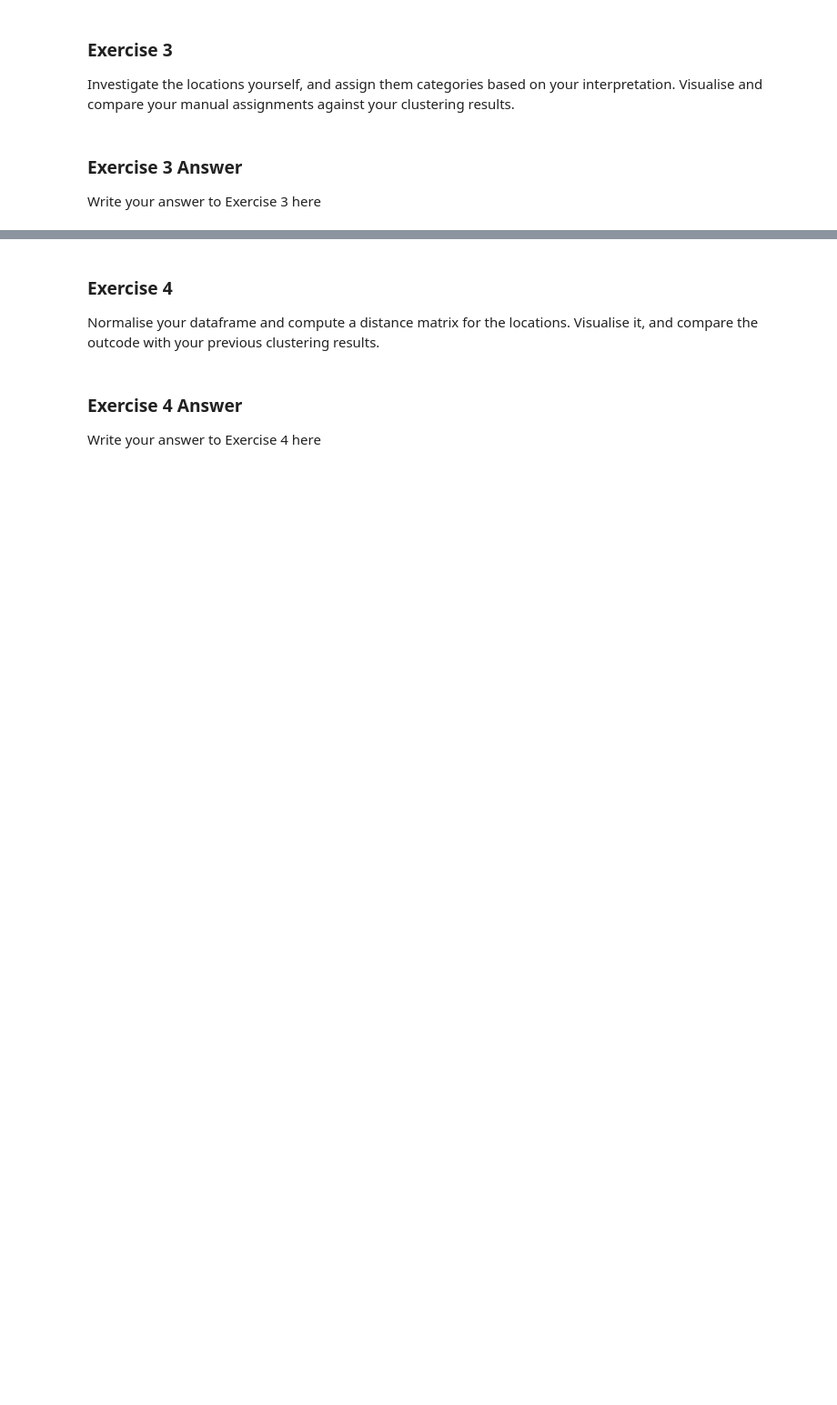
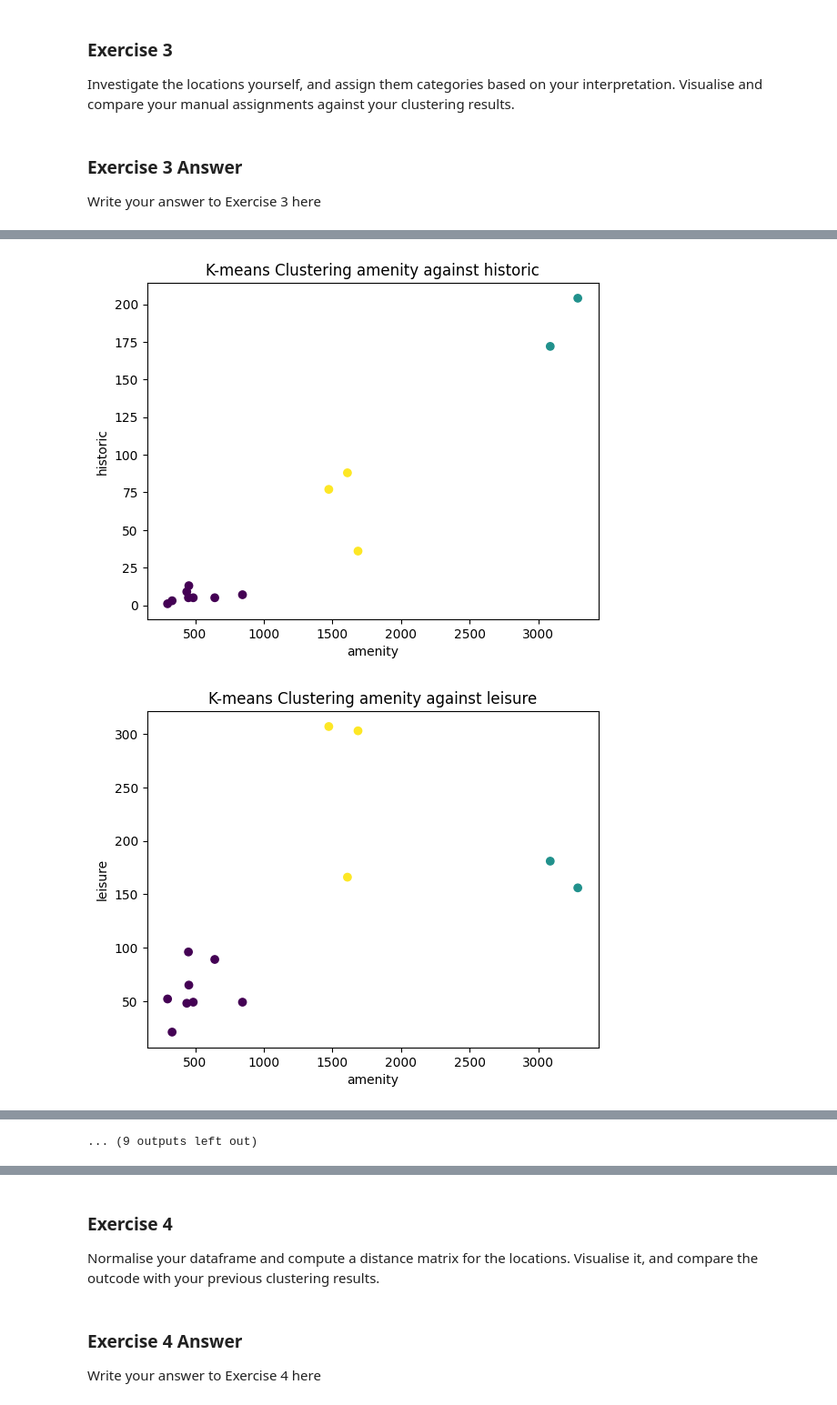
Before and after one commit to chenyilow/cyl68_ads_2024, a Jupyter notebook: _notebooks/02-access-assess-geospatial.ipynb, the cells around one changed output, grey strips where cells are left out. Shown at 91% size. Saved outputs shown, nothing was run; the diff lists cells and outputs as text; code cells hidden in the pictures; blank space fills up the shorter version.

```diff
--- a/_notebooks/02-access-assess-geospatial.ipynb
+++ b/_notebooks/02-access-assess-geospatial.ipynb
@@ -590,0 +574,6 @@ plt.show()
+# %%
+features = pd_data[["amenity", "buildings", "historic", "leisure", "shop", "tourism", "religion", "memorial"]]
+kmeans = KMeans(n_clusters=3).fit(features)
+
+cluster_df = pd.DataFrame({"City": pd_data["City"], "Cluster": kmeans.labels_})
+cluster_df
@@ -601,2 +609,12 @@ Write your answer to Exercise 3 here
 # %%
-# Use this box for any code you need
+for feature1 in tags:
+    for feature2 in tags:
+        if feature1 < feature2 and pd_data[feature1].sum() != 0 and pd_data[feature2].sum() != 0:
+            plt.scatter(pd_data[feature1], pd_data[feature2], c=cluster_df["Cluster"])
+            plt.xlabel(feature1)
+            plt.ylabel(feature2)
+            plt.title("K-means Clustering " + feature1 + " against " + feature2)
+            plt.show()
+# %% [output]
+[figure, added]
+[figure, added]
@@ -602,0 +631 @@ Write your answer to Exercise 3 here
+... (9 outputs left out)
```
Also changed, not shown: parts of 27 cells of this notebook.
